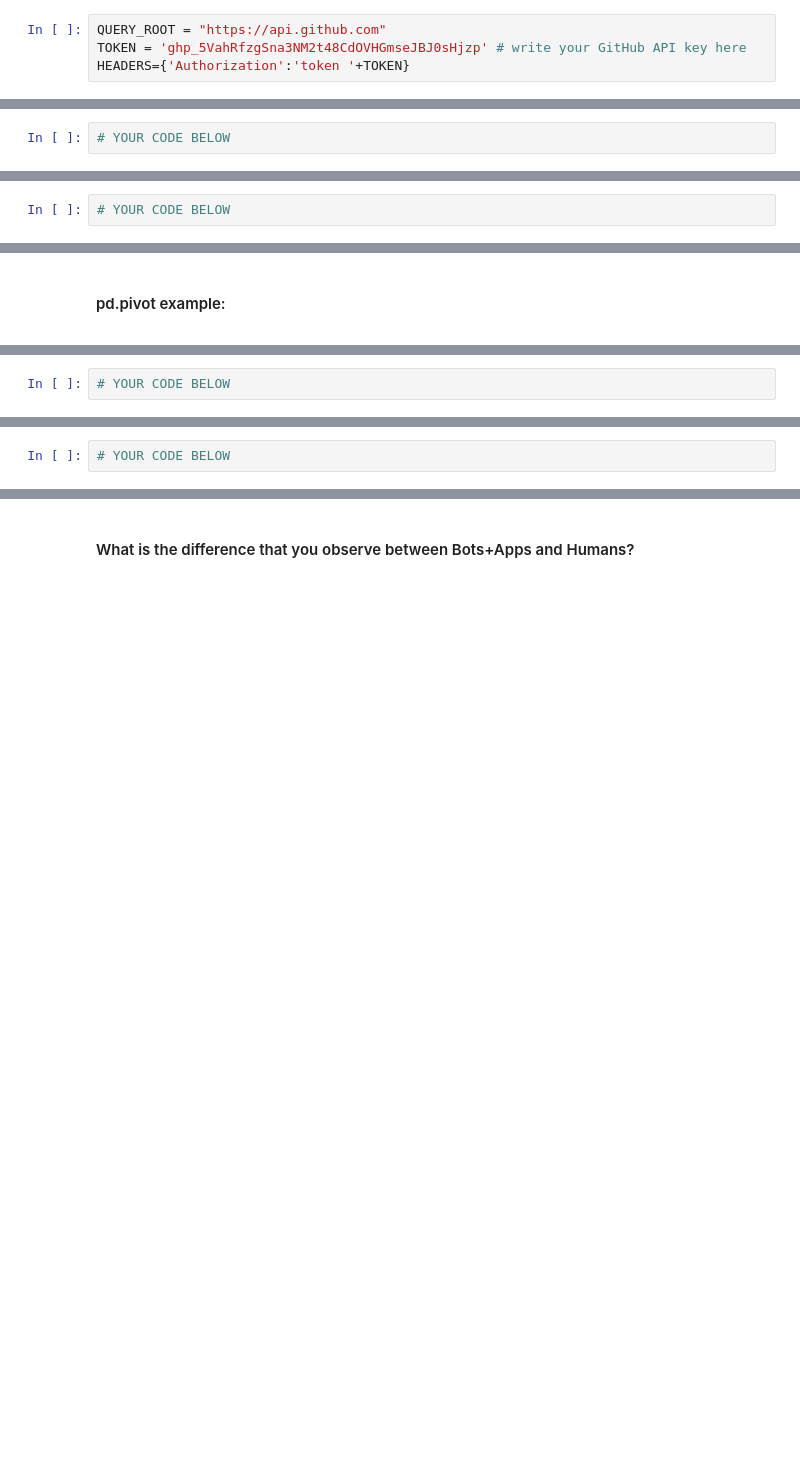
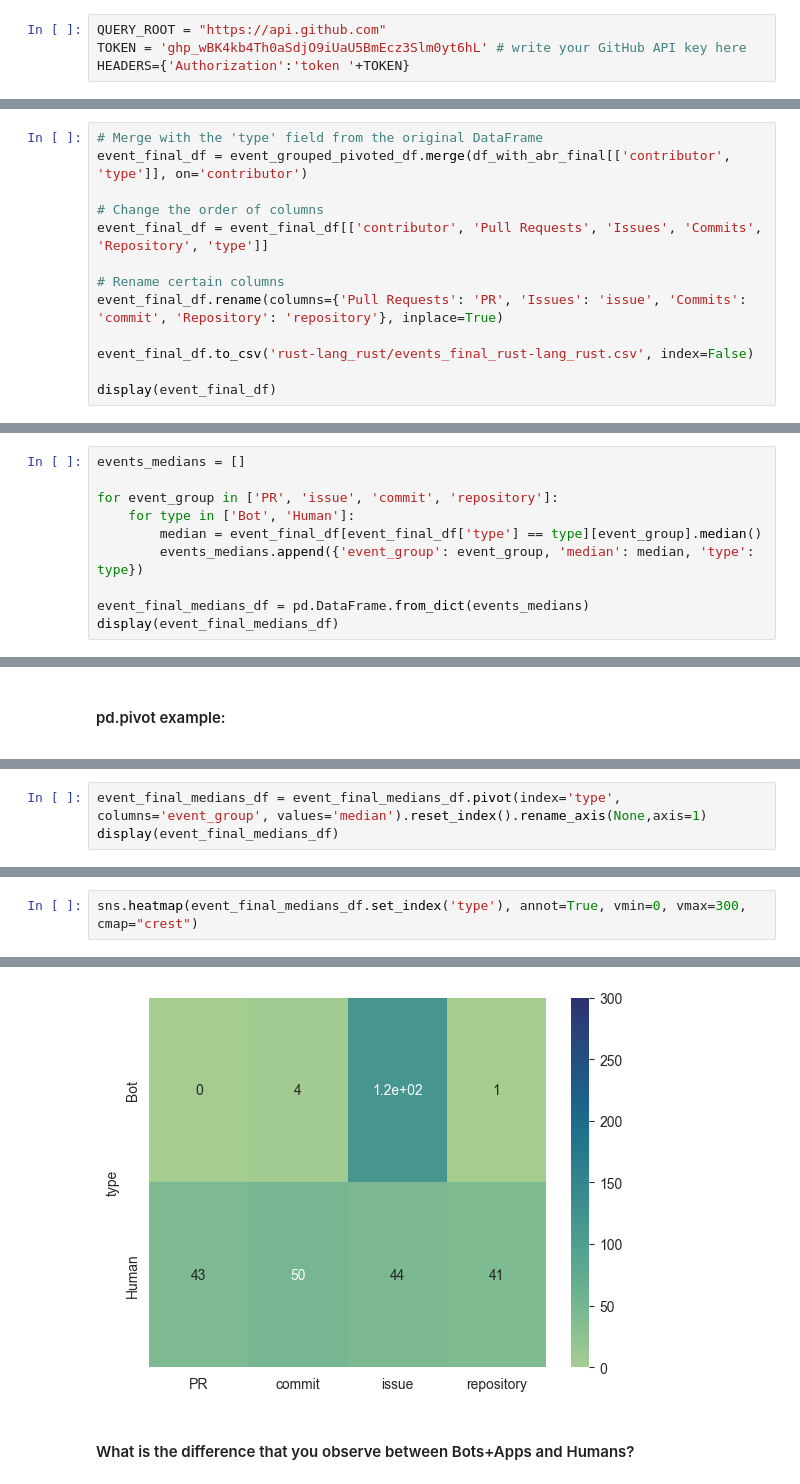
Before and after one commit to RomeoXXIV/Software_Evolution_TP3_2024, a Jupyter notebook: TP3_template.ipynb, the cells around one changed output, grey strips where cells are left out. Drawn from its saved outputs; the diff is of its cells as text; blank space fills up the shorter version.

Commit message:
final commit for this TP

```diff
--- a/TP3_template.ipynb
+++ b/TP3_template.ipynb
@@ -12,7 +12,7 @@ from statsmodels.stats.inter_rater import fleiss_kappa,aggregate_raters
 from scipy.stats import mannwhitneyu,shapiro,ttest_ind
 # %%
 QUERY_ROOT = "https://api.github.com"
-TOKEN = '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' # write your GitHub API key here
+TOKEN = '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' # write your GitHub API key here
 HEADERS={'Authorization':'token '+TOKEN}
 # %% [markdown]
 ## Section 3
@@ -445,2 +553,13 @@ repo_group = ['CreateEvent', 'DeleteEvent', 'ForkEvent', 'GollumEvent', 'MemberE
 # %%
-# YOUR CODE BELOW
+# Merge with the 'type' field from the original DataFrame
+event_final_df = event_grouped_pivoted_df.merge(df_with_abr_final[['contributor', 'type']], on='contributor')
+
+# Change the order of columns
+event_final_df = event_final_df[['contributor', 'Pull Requests', 'Issues', 'Commits', 'Repository', 'type']]
+
+# Rename certain columns
+event_final_df.rename(columns={'Pull Requests': 'PR', 'Issues': 'issue', 'Commits': 'commit', 'Repository': 'repository'}, inplace=True)
+
+event_final_df.to_csv('rust-lang_rust/events_final_rust-lang_rust.csv', index=False)
+
+display(event_final_df)
@@ -475,2 +590,10 @@ df_medians
 # %%
-# YOUR CODE BELOW
+events_medians = []
+
+for event_group in ['PR', 'issue', 'commit', 'repository']:
+    for type in ['Bot', 'Human']:
+        median = event_final_df[event_final_df['type'] == type][event_group].median()
+        events_medians.append({'event_group': event_group, 'median': median, 'type': type})
+
+event_final_medians_df = pd.DataFrame.from_dict(events_medians)
+display(event_final_medians_df)
@@ -516,2 +619,3 @@ df_medians.pivot(index='type', columns='event_group', values='median')#.reset_in
 # %%
-# YOUR CODE BELOW
+event_final_medians_df = event_final_medians_df.pivot(index='type', columns='event_group', values='median').reset_index().rename_axis(None,axis=1)
+display(event_final_medians_df)
@@ -518,2 +626,3 @@ df_medians.pivot(index='type', columns='event_group', values='median')#.reset_in
 # %%
-# YOUR CODE BELOW
+sns.heatmap(event_final_medians_df.set_index('type'), annot=True, vmin=0, vmax=300, cmap="crest")
+# %% [output]
@@ -520,2 +630,3 @@ df_medians.pivot(index='type', columns='event_group', values='median')#.reset_in
+[figure, added]
 # %% [markdown]
 #### What is the difference that you observe between Bots+Apps and Humans?
```
Also changed, not shown: parts of 29 cells of this notebook, 2 other files.
